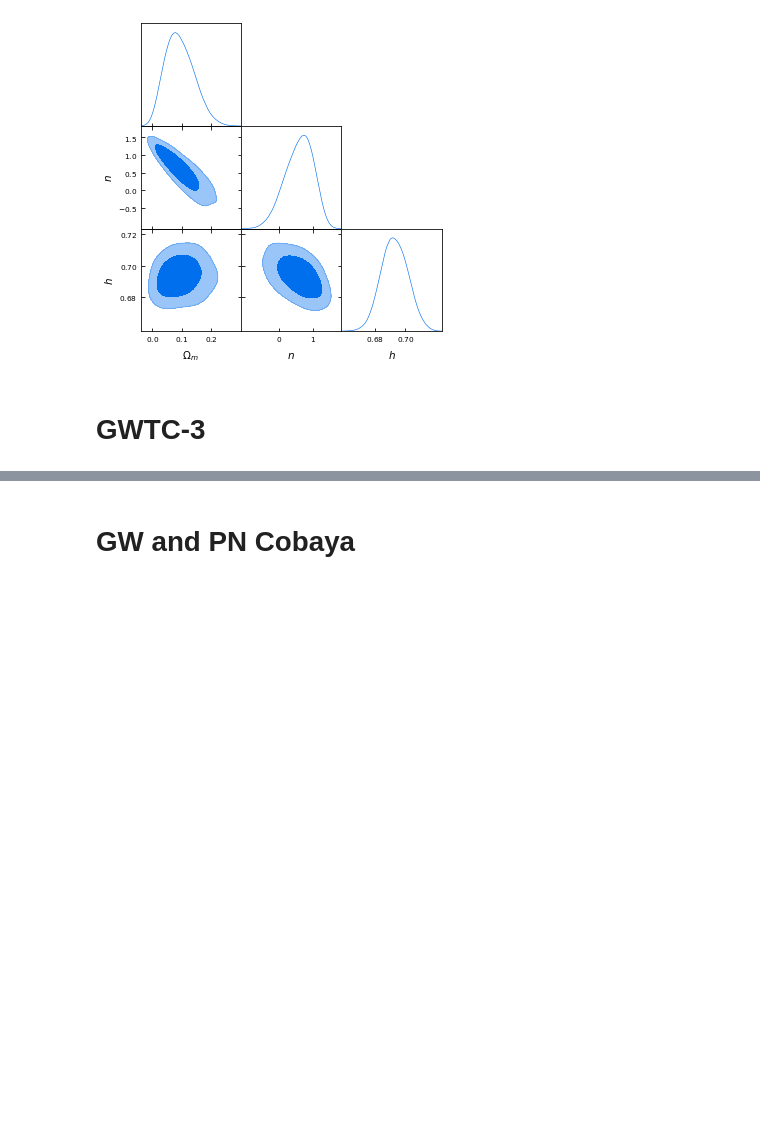
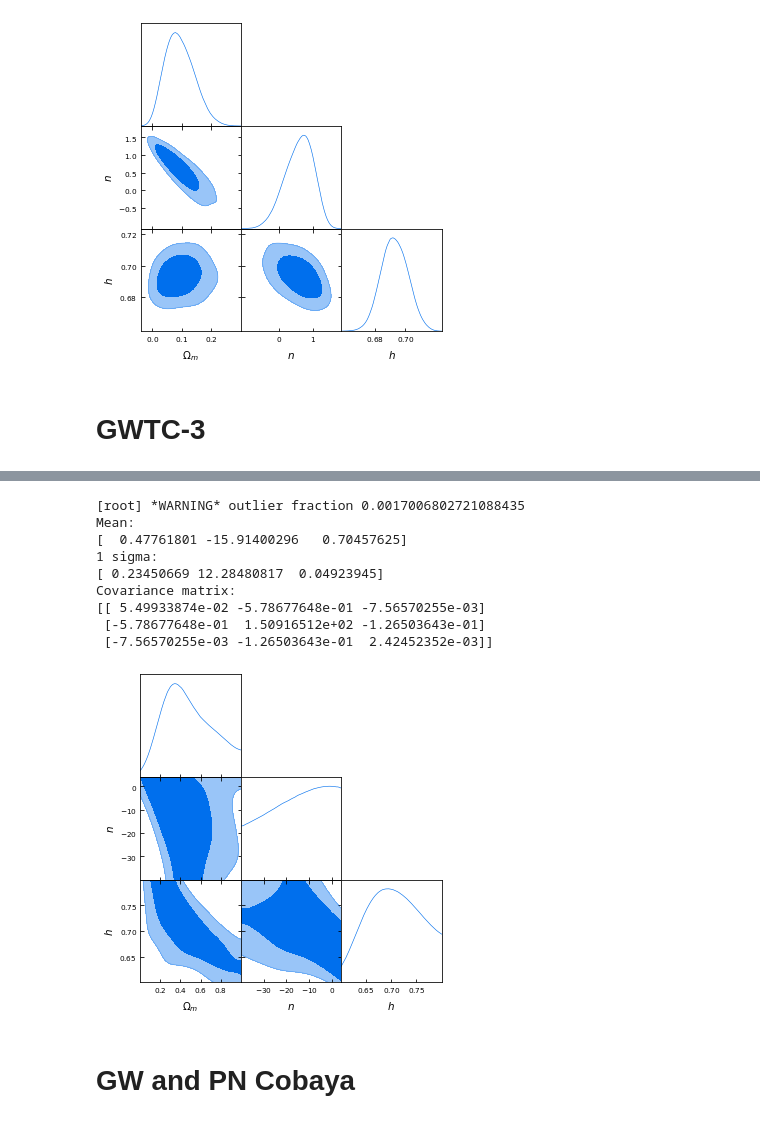
Before and after one commit to AshleyChraya/HubbleConstant-ConstraintsForVCG, a Jupyter notebook: Python Codes/Cobaya_Pantheon.ipynb, the cells around one changed output, grey strips where cells are left out. Drawn from its saved outputs; the diff is of its cells as text; code cells hidden in the pictures; blank space fills up the shorter version.

```diff
--- a/Python Codes/Cobaya_Pantheon.ipynb
+++ b/Python Codes/Cobaya_Pantheon.ipynb
@@ -452,7 +543,7 @@ a=b=c=d=e=0
 # DL theoretical from VCG model
 def D_l(z,omega_m,n,h0):
     def int_func(x):
-        return 1/(pow((1+x),2)*(omega_r0+(omega_b0/(1+x))+((1-omega_b0-omega_r0)*((omega_m*(1+x)**6)+(1-omega_m)*(1+z)**n)**(0.5)/(1+x)**(4)))**(0.5))
+        return 1/(pow((1+x),2)*(omega_r0+(omega_b0/(1+x))+((1-omega_b0-omega_r0)*((omega_m*(1+x)**6)+(1-omega_m)*(1+x)**n)**(0.5)/(1+x)**(4)))**(0.5))
     g = quad(int_func,0,z)
     return (1+z)*g[0]*(3000/(h0))
 #Function to calculate the value of mu_theory
@@ -549,0 +641,19 @@ Covariance matrix:
+# %%
+info_GW = {
+    "likelihood": {
+        "external": lnlgw},
+    "params": dict([
+        ("omega_m", {
+            "prior":
+            { "min" : 0, "max": 1}, "ref": 0.1,
+            "latex": r"\Omega_m","proposal":0.001}),
+        ("n", {
+            "prior": {"min" : -40, "max": 4}, "ref": 1.1,
+            "latex": r"n","proposal":0.001}),
+       ("h0", {
+            "prior": {"min" : 0.6, "max": 0.8}, "ref": 0.7,
+            "latex": r"h","proposal":0.001}) ]),
+"sampler": {
+    "mcmc": {"burn_in": 300, "max_samples": 10000000, "Rminus1_stop": 0.1, "Rminus1_cl_stop": 0.1, "learn_proposal": True}}}
+
+updated_info_GW, sampler_GW = run(info_GW)
@@ -550,3 +678,32 @@ Covariance matrix:
+# %%
+from cobaya.run import run
+from getdist.mcsamples import MCSamplesFromCobaya
+import getdist.plots as gdplt
+
+gdsamples_GW = MCSamplesFromCobaya(updated_info_GW, sampler_GW.products()["sample"],ignore_rows=0.3)
+gdplot = gdplt.getSubplotPlotter(width_inch=5)
+gdplot.triangle_plot(gdsamples_GW, ["omega_m", "n", "h0"], filled=True)
+mean = gdsamples_GW.getMeans()[:3]
+sigma = np.sqrt(np.array(gdsamples_GW.getVars()[:3]))
+covmat = gdsamples_GW.getCovMat().matrix[:3, :3]
+# plt.savefig("figures/GWTCcobaya.pdf", format="pdf", bbox_inches="tight")
+print("Mean:")
+print(mean)
+print("1 sigma:")
+print(sigma)
+print("Covariance matrix:")
+print(covmat)
+# %% [output]
+[root] *WARNING* outlier fraction 0.0017006802721088435
+Mean:
+[  0.47761801 -15.91400296   0.70457625]
+1 sigma:
+[ 0.23450669 12.28480817  0.04923945]
+Covariance matrix:
+[[ 5.49933874e-02 -5.78677648e-01 -7.56570255e-03]
+ [-5.78677648e-01  1.50916512e+02 -1.26503643e-01]
+ [-7.56570255e-03 -1.26503643e-01  2.42452352e-03]]
+[figure, added]
 # %% [markdown]
 # GW and PN Cobaya
 # %%
```
Also changed, not shown: parts of 17 cells of this notebook, 8 other files.
